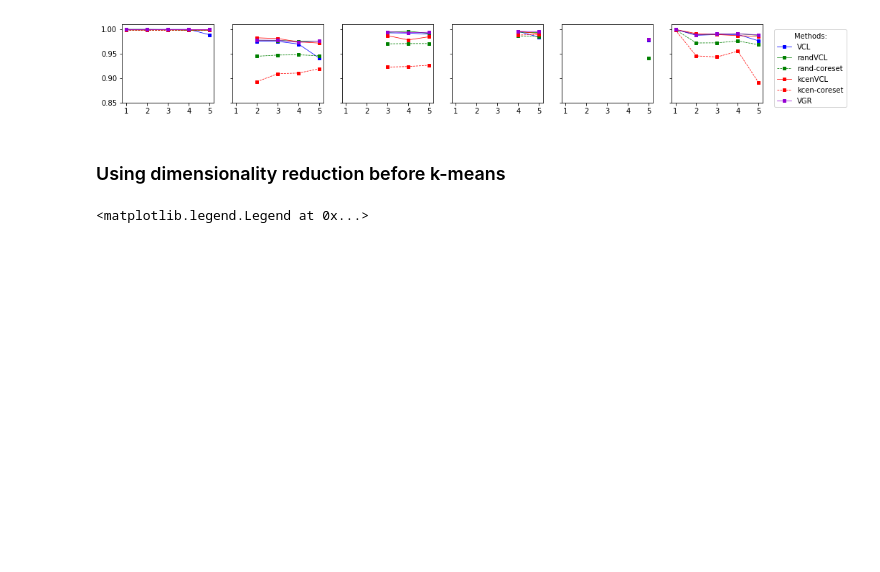
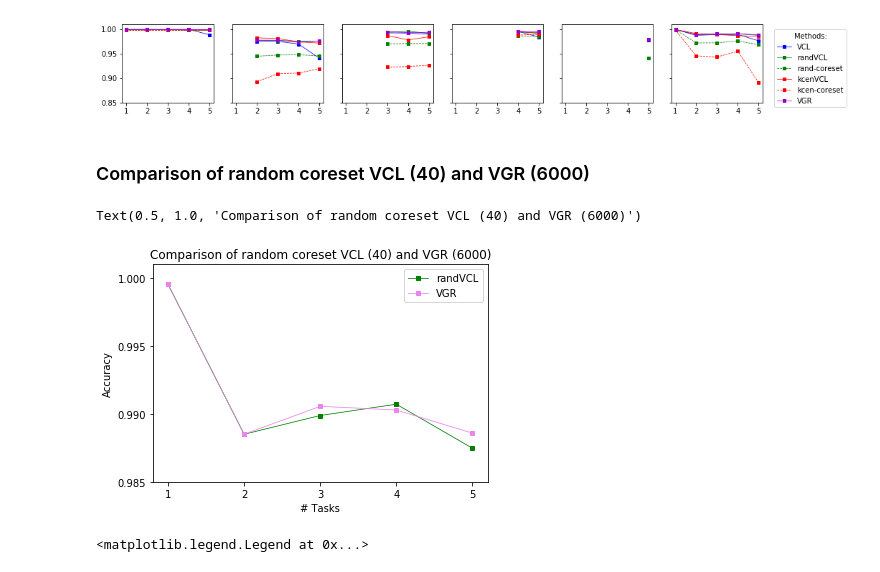
Before and after one commit to guyrom27/VariationalContinualLearning, a Jupyter notebook: Results.ipynb, the cells around one changed output. Saved outputs shown, nothing was run; the diff lists cells and outputs as text; code cells hidden in the pictures; blank space fills up the shorter version.

```diff
--- a/Results.ipynb
+++ b/Results.ipynb
@@ -219,8 +226,29 @@ h.legend(   # The line objects
 <Figure size 432x288 with 0 Axes>
 [figure]
 [figure]
-# %% [markdown]
-<h3>Using dimensionality reduction before k-means</h3>
+# %% [markdown]
+<h3> Comparison of random coreset VCL (40) and VGR (6000) </h3>
+# %%
+x = np.arange(1,6)
+mpl.rcParams['lines.markersize'] = 4
+mpl.rcParams['lines.linewidth'] = 0.75
+
+ax = plt.gca()
+
+ax.plot(x, np.nanmean(randVCL_split,1), color = "g", marker = "s")
+ax.plot(x, np.nanmean(VGR_split,1), color = "violet", marker = "s")
+
+
+ax.set_xticks(np.arange(1, 6, 1))
+ax.set_yticks(np.arange(0.985, 1.01, 0.005))
+plt.xlabel("# Tasks")
+plt.ylabel("Accuracy")
+plt.ylim(0.985,1.001)
+plt.legend(["randVCL", "VGR"])
+plt.title("Comparison of random coreset VCL (40) and VGR (6000)")
+# %% [output]
+Text(0.5, 1.0, 'Comparison of random coreset VCL (40) and VGR (6000)')
+[figure, added]
 # %%
 x = np.arange(1,6)
 import matplotlib as mpl
```
Also changed, not shown: parts of 8 cells of this notebook.
